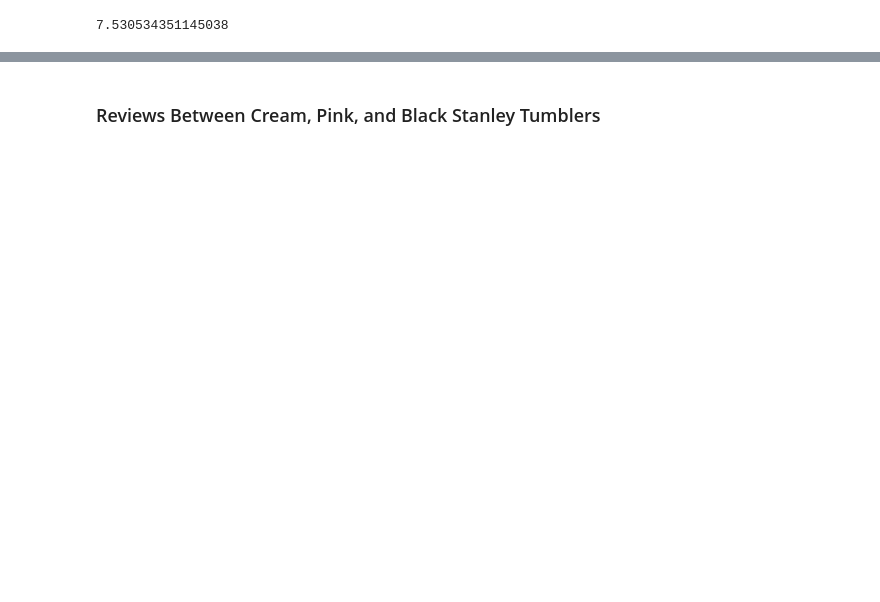
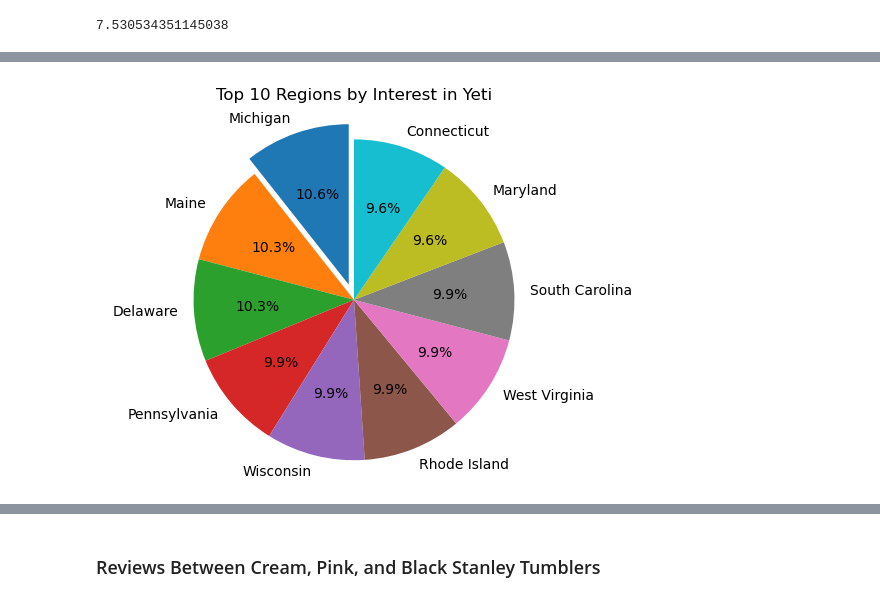
Before and after one commit to Crystal-Gonzales/Project-1, a Jupyter notebook: Tumbler/Fire-Proof Tumblers.ipynb, the cells around one changed output, grey strips where cells are left out. Saved outputs shown, nothing was run; the diff lists cells and outputs as text; code cells hidden in the pictures; blank space fills up the shorter version.

```diff
--- a/Tumbler/Fire-Proof Tumblers.ipynb
+++ b/Tumbler/Fire-Proof Tumblers.ipynb
@@ -51,0 +174,17 @@ map_df.head()
+# %%
+# Create a bar chart to show interest on Yeti tumblers based on Top 10 region
+top_10_yeti = map_df.sort_values(by='yeti tumbler: (9/17/19 - 9/17/24)', ascending=False).head(10)
+max_index = top_10_yeti['yeti tumbler: (9/17/19 - 9/17/24)'].idxmax()
+explode = [0.1 if idx == max_index else 0 for idx in top_10_yeti.index]
+
+plt.pie(top_10_yeti['yeti tumbler: (9/17/19 - 9/17/24)'],
+        labels=top_10_yeti['Region'],
+        autopct='%1.1f%%',
+        startangle=90,
+        explode=explode)
+plt.title('Top 10 Regions by Interest in Yeti')
+plt.axis('equal')
+plt.savefig("../Images/yeti_interest_region.png")
+plt.show()
+# %% [output]
+[figure, added]
```
Also changed, not shown: parts of 17 cells of this notebook, 9 other files.
